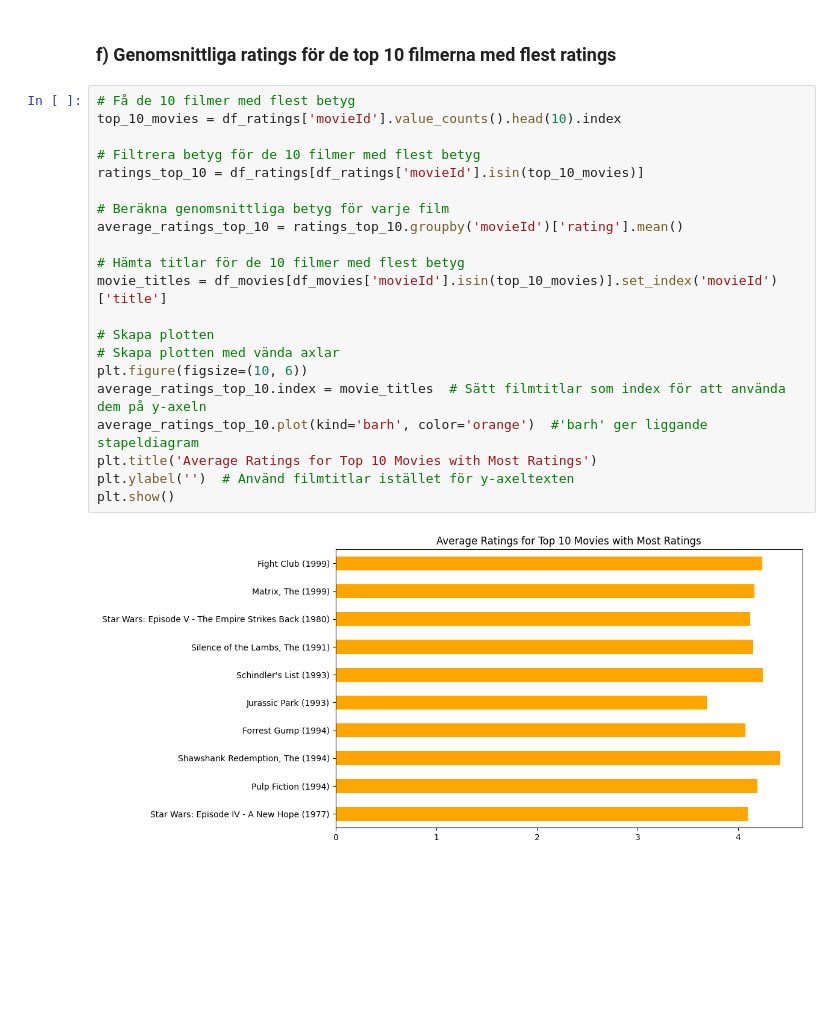
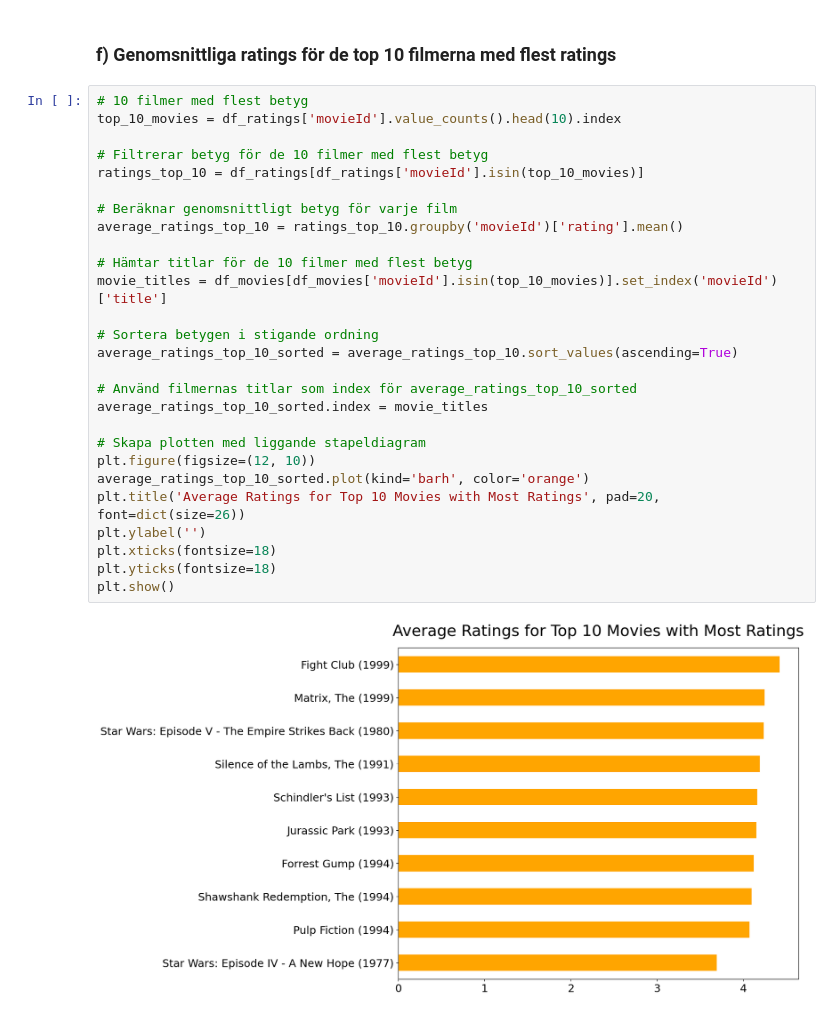
Before and after one commit to SandraAnder/AI-Sandra-Andersson-OPA23, a Jupyter notebook: labs/Lab1/Lab1.ipynb, the cells around one changed output. Drawn from its saved outputs; the diff is of its cells as text; blank space fills up the shorter version.

Commit message:
Lab1: Small fixes on comments and some design on plots

```diff
--- a/labs/Lab1/Lab1.ipynb
+++ b/labs/Lab1/Lab1.ipynb
@@ -132,25 +132,31 @@ plt.show()
 # %% [markdown]
 ### f) Genomsnittliga ratings för de top 10 filmerna med flest ratings
 # %%
-# Få de 10 filmer med flest betyg
+# 10 filmer med flest betyg
 top_10_movies = df_ratings['movieId'].value_counts().head(10).index
 
-# Filtrera betyg för de 10 filmer med flest betyg
+# Filtrerar betyg för de 10 filmer med flest betyg
 ratings_top_10 = df_ratings[df_ratings['movieId'].isin(top_10_movies)]
 
-# Beräkna genomsnittliga betyg för varje film
+# Beräknar genomsnittligt betyg för varje film
 average_ratings_top_10 = ratings_top_10.groupby('movieId')['rating'].mean()
 
-# Hämta titlar för de 10 filmer med flest betyg
+# Hämtar titlar för de 10 filmer med flest betyg
 movie_titles = df_movies[df_movies['movieId'].isin(top_10_movies)].set_index('movieId')['title']
 
-# Skapa plotten
-# Skapa plotten med vända axlar
-plt.figure(figsize=(10, 6))
-average_ratings_top_10.index = movie_titles  # Sätt filmtitlar som index för att använda dem på y-axeln
-average_ratings_top_10.plot(kind='barh', color='orange')  #'barh' ger liggande stapeldiagram
-plt.title('Average Ratings for Top 10 Movies with Most Ratings')
-plt.ylabel('')  # Använd filmtitlar istället för y-axeltexten
+# Sortera betygen i stigande ordning
+average_ratings_top_10_sorted = average_ratings_top_10.sort_values(ascending=True)
+
+# Använd filmernas titlar som index för average_ratings_top_10_sorted
+average_ratings_top_10_sorted.index = movie_titles
+
+# Skapa plotten med liggande stapeldiagram
+plt.figure(figsize=(12, 10))
+average_ratings_top_10_sorted.plot(kind='barh', color='orange')
+plt.title('Average Ratings for Top 10 Movies with Most Ratings', pad=20, font=dict(size=26))
+plt.ylabel('')
+plt.xticks(fontsize=18)
+plt.yticks(fontsize=18)
 plt.show()
 # %% [output]
-[figure, old version]
+[figure, new version]
```
Also changed, not shown: parts of 1 cell of this notebook.
